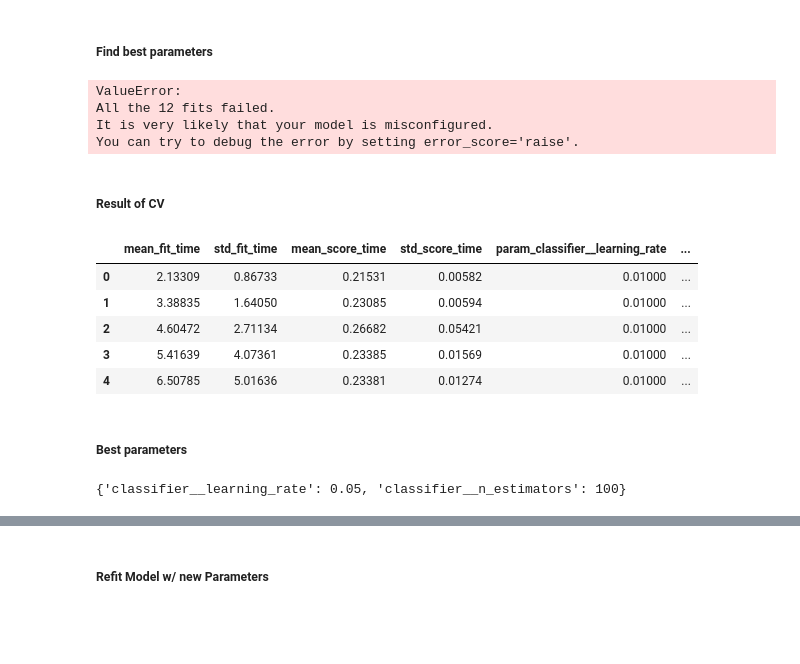
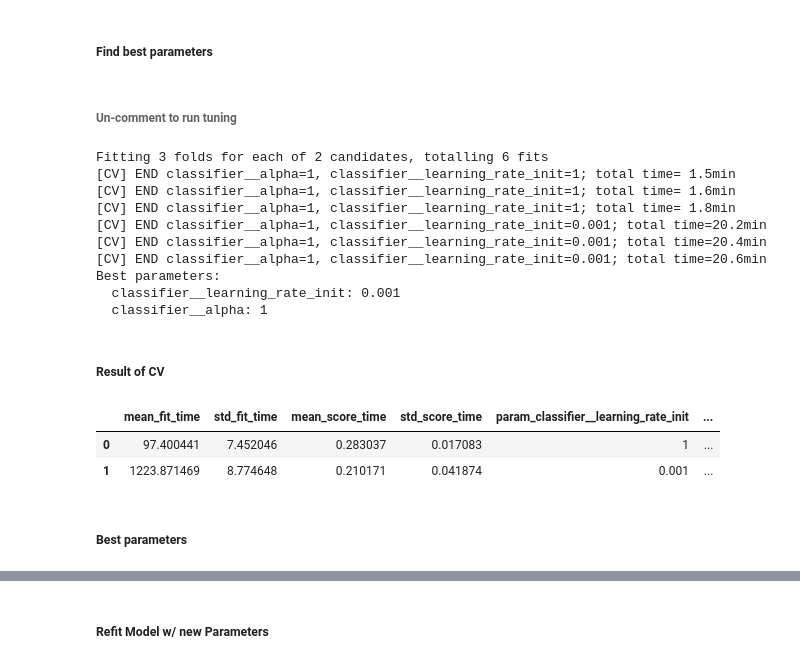
Before and after one commit to MikeVej/ML_LoanDefaults, a Jupyter notebook: LoanDefaults_MichaelVejsiri.ipynb, the cells around one changed output, grey strips where cells are left out. Saved outputs shown, nothing was run; the diff lists cells and outputs as text; code cells hidden in the pictures; blank space fills up the shorter version.

```diff
--- a/LoanDefaults_MichaelVejsiri.ipynb
+++ b/LoanDefaults_MichaelVejsiri.ipynb
@@ -1030,47 +1014,46 @@ F1 Score (default): 0.61
 AUC: 0.91
 # %% [markdown]
 ##### Find best parameters
+# %% [markdown]
+###### Un-comment to run tuning
 # %%
-# Create the parameter grid
-param_grid = {
-    'classifier__hidden_layer_sizes': [50, 100], # how many neurons
-    'classifier__activation': ['relu, tanh'], # activation
-    'classifier__alpha': [0.0001, 0.001]
-}
+#param_grid = {
+#    'classifier__learning_rate_init': [0.1, 0.001, 1,5],
+#    'classifier__alpha': [0.1, 0.001, 1]
+#}
 
 # Instantiate the GridSearchCV object
-grid_search = GridSearchCV(mlp_pipeline, param_grid, cv=3, n_jobs=-1, scoring='roc_auc', verbose=-1)
+#grid_search = RandomizedSearchCV(mlp_pipeline, param_grid, n_iter=2, cv=3, n_jobs=-1, scoring='roc_auc', verbose=2, random_state=42)
 
 # Fit the GridSearchCV object to the training data
-grid_search.fit(X_train, y_train)
+#grid_search.fit(X_train, y_train)
 
 # Get the best set of hyperparameters
-best_params = grid_search.best_params_
+#best_params = grid_search.best_params_
 
 # Print the best set of hyperparameters
-print("Best parameters:")
-for key, value in best_params.items():
-    print(f"  {key}: {value}")
+#print("Best parameters:")
+#for key, value in best_params.items():
+#    print(f"  {key}: {value}")
 # %% [output]
-ValueError:
-All the 12 fits failed.
-It is very likely that your model is misconfigured.
-You can try to debug the error by setting error_score='raise'.
+Fitting 3 folds for each of 2 candidates, totalling 6 fits
+[CV] END classifier__alpha=1, classifier__learning_rate_init=1; total time= 1.5min
+[CV] END classifier__alpha=1, classifier__learning_rate_init=1; total time= 1.6min
+[CV] END classifier__alpha=1, classifier__learning_rate_init=1; total time= 1.8min
+[CV] END classifier__alpha=1, classifier__learning_rate_init=0.001; total time=20.2min
+[CV] END classifier__alpha=1, classifier__learning_rate_init=0.001; total time=20.4min
+[CV] END classifier__alpha=1, classifier__learning_rate_init=0.001; total time=20.6min
+Best parameters:
+  classifier__learning_rate_init: 0.001
+  classifier__alpha: 1
 # %% [markdown]
 ##### Result of CV
 # %%
-cv_results_df = pd.DataFrame(grid_search.cv_results_)
-cv_results_df.head()
+#cv_results_df = pd.DataFrame(grid_search.cv_results_)
+#cv_results_df.head()
 # %% [output]
-|  | mean_fit_time | std_fit_time | mean_score_time | std_score_time | param_classifier__learning_rate | ... |
-| 0 | 2.13309 | 0.86733 | 0.21531 | 0.00582 | 0.01000 | ... |
-| 1 | 3.38835 | 1.64050 | 0.23085 | 0.00594 | 0.01000 | ... |
-| 2 | 4.60472 | 2.71134 | 0.26682 | 0.05421 | 0.01000 | ... |
-| 3 | 5.41639 | 4.07361 | 0.23385 | 0.01569 | 0.01000 | ... |
-| 4 | 6.50785 | 5.01636 | 0.23381 | 0.01274 | 0.01000 | ... |
+|  | mean_fit_time | std_fit_time | mean_score_time | std_score_time | param_classifier__learning_rate_init | ... |
+| 0 | 97.400441 | 7.452046 | 0.283037 | 0.017083 | 1 | ... |
+| 1 | 1223.871469 | 8.774648 | 0.210171 | 0.041874 | 0.001 | ... |
 # %% [markdown]
 ##### Best parameters
-# %%
-best_params
-# %% [output]
-{'classifier__learning_rate': 0.05, 'classifier__n_estimators': 100}
```
Also changed, not shown: parts of 27 cells of this notebook.
